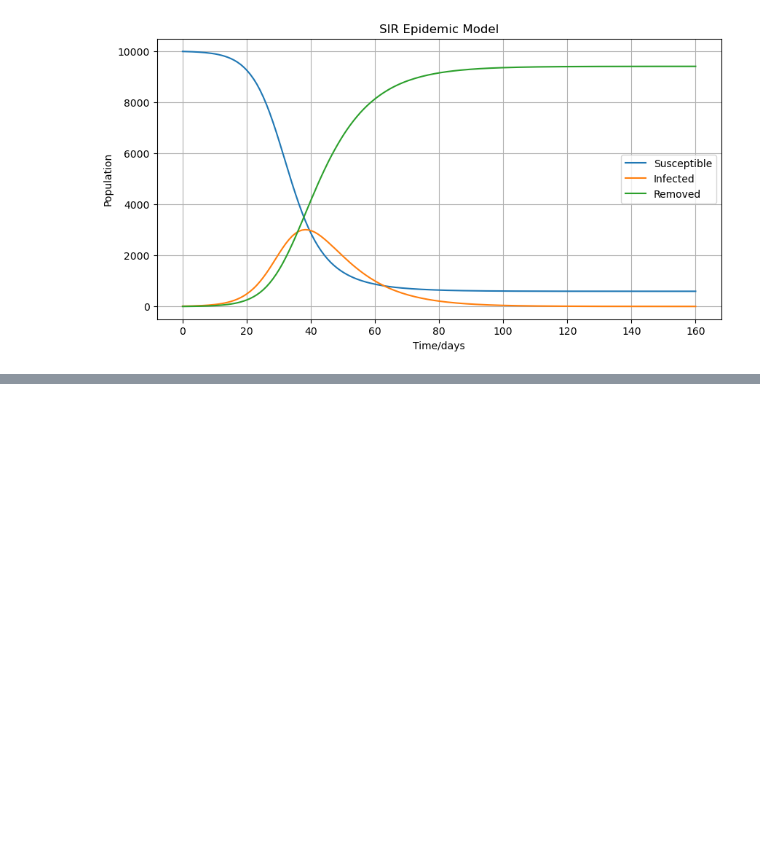
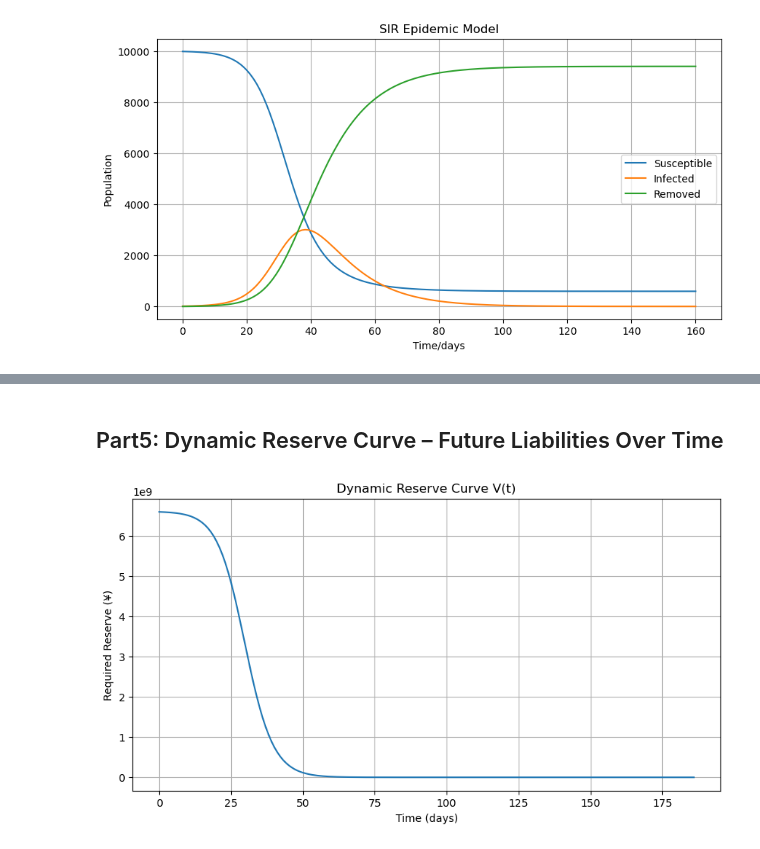
Before and after one commit to zcheng32/premium-reserve-sir, a Jupyter notebook: SIR_model.ipynb, the cells around one changed output, grey strips where cells are left out. Cells and saved outputs as stored; diff of their text form; code cells hidden in the pictures; blank space fills up the shorter version.

```diff
--- a/SIR_model.ipynb
+++ b/SIR_model.ipynb
@@ -39,0 +190,28 @@ plt.show()
+# %% [markdown]
+## Part5: Dynamic Reserve Curve – Future Liabilities Over Time
+# %%
+X1 = 3000     # Infection payout
+X2 = 10000    # Death payout
+p = 0.01      # Fatality rate
+
+S_all = S
+delta_I = S_all[:-1] - S_all[1:]
+expected_payout_per_infection = X1 + p * X2
+
+V_t = []
+
+for t in range(len(delta_I)):
+    remaining_payout = np.sum(delta_I[t:] * expected_payout_per_infection)
+    V_t.append(remaining_payout)
+
+t_days = np.arange(len(V_t))
+
+plt.figure(figsize=(10, 5))
+plt.plot(t_days, V_t)
+plt.xlabel("Time (days)")
+plt.ylabel("Required Reserve (¥)")
+plt.title("Dynamic Reserve Curve V(t)")
+plt.grid(True)
+plt.show()
+# %% [output]
+[figure, added]
```
Also changed, not shown: parts of 12 cells of this notebook, 2 other files.
